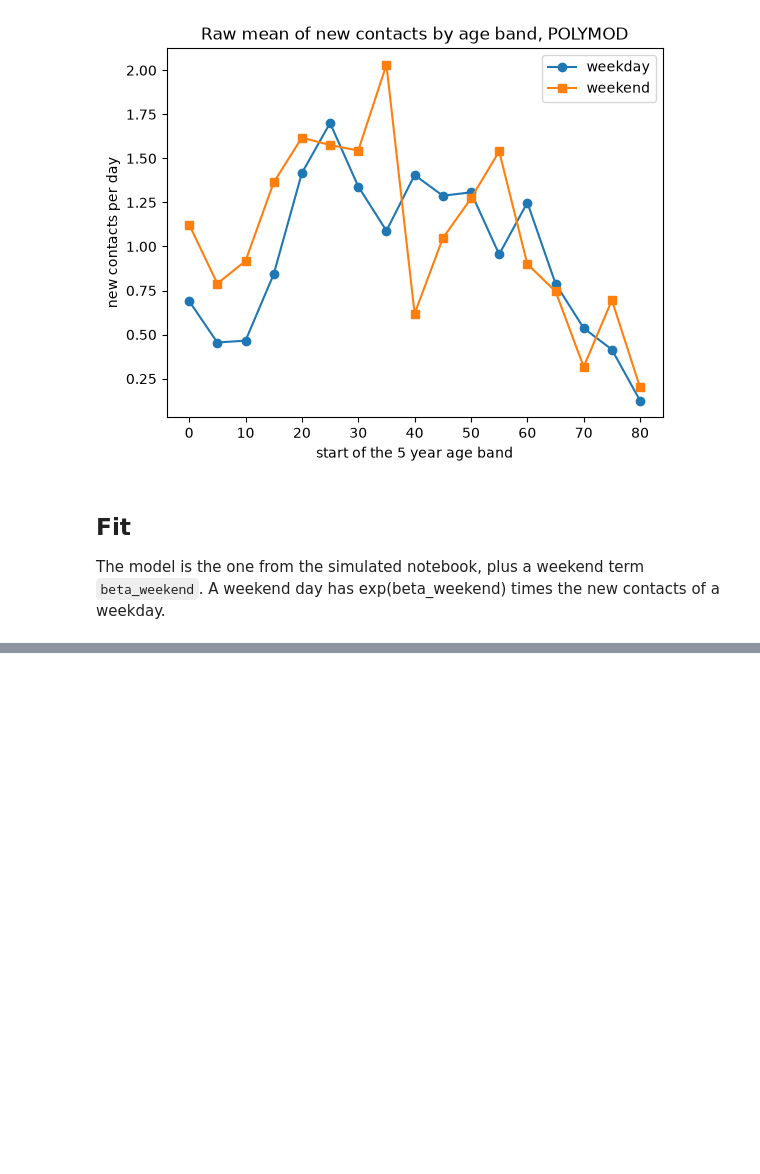
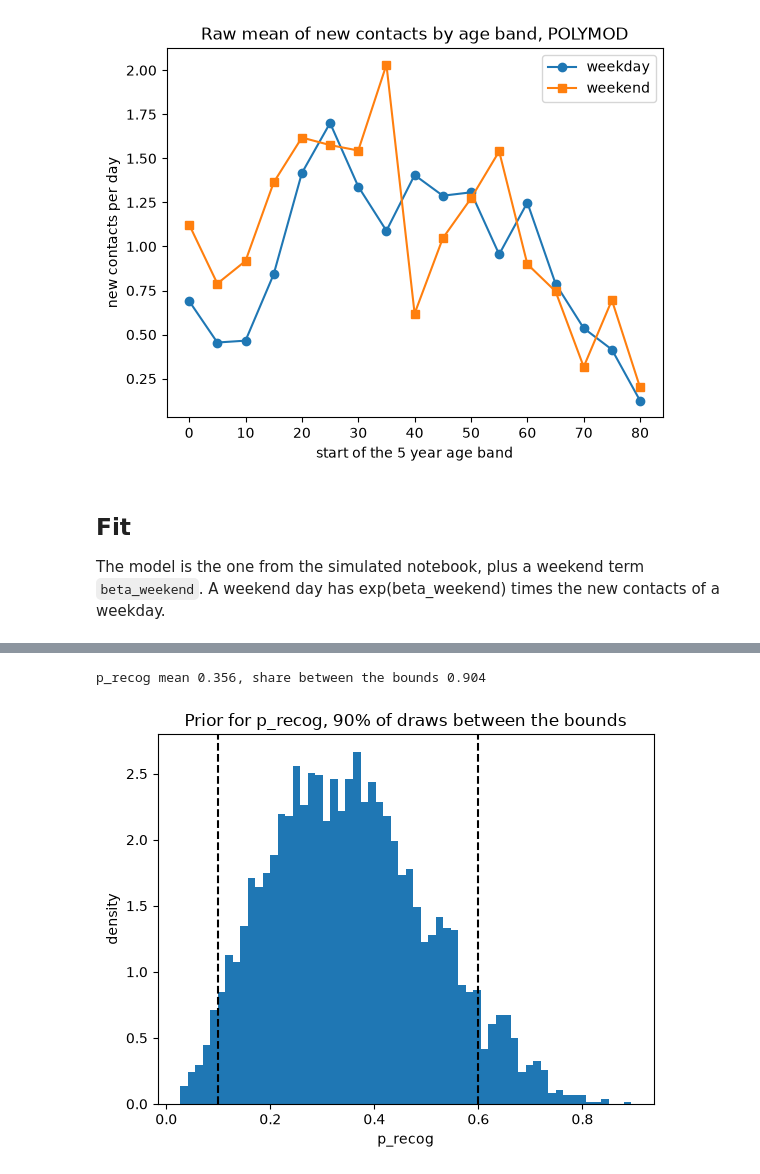
Before and after one commit to MedAmineGBerry/soulmates, a Jupyter notebook: notebooks/02_polymod.ipynb, the cells around one changed output, grey strips where cells are left out. Cells and saved outputs as stored; diff of their text form; code cells hidden in the pictures; blank space fills up the shorter version.

```diff
--- a/notebooks/02_polymod.ipynb
+++ b/notebooks/02_polymod.ipynb
@@ -86,0 +92,12 @@ P_find = 1 − (1 − p_recog / M) ^ eye_contacts. M is everyone alive in 2023 a
+# %%
+p_recog = idata.posterior["p_recog"].values.ravel()
+inside = ((p_recog > RECOG_BOUNDS[0]) & (p_recog < RECOG_BOUNDS[1])).mean()
+fig, ax = plt.subplots()
+ax.hist(p_recog, bins=60, density=True)
+for bound in RECOG_BOUNDS:
+    ax.axvline(bound, color="k", linestyle="--")
+ax.set(xlabel="p_recog", ylabel="density", title=f"Prior for p_recog, {inside:.0%} of draws between the bounds")
+print(f"p_recog mean {p_recog.mean():.3f}, share between the bounds {inside:.3f}")
+# %% [output]
+p_recog mean 0.356, share between the bounds 0.904
+[figure, added]
```
Also changed, not shown: parts of 15 cells of this notebook, 10 other files.
